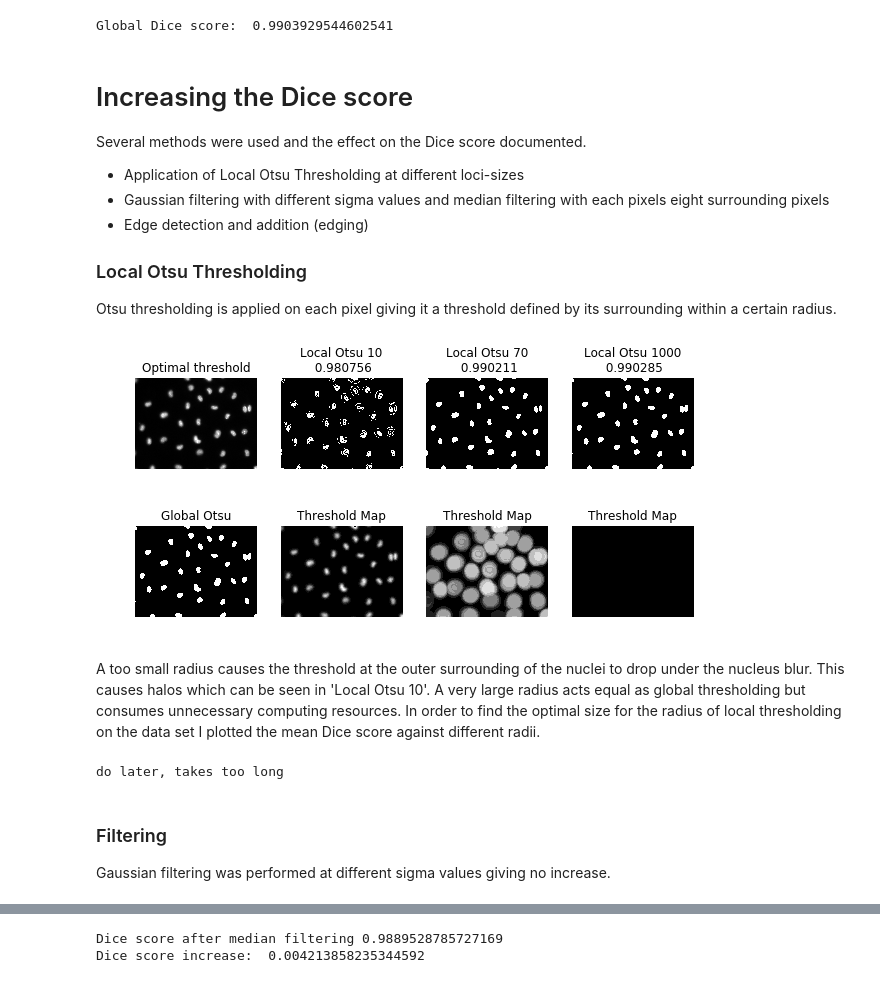
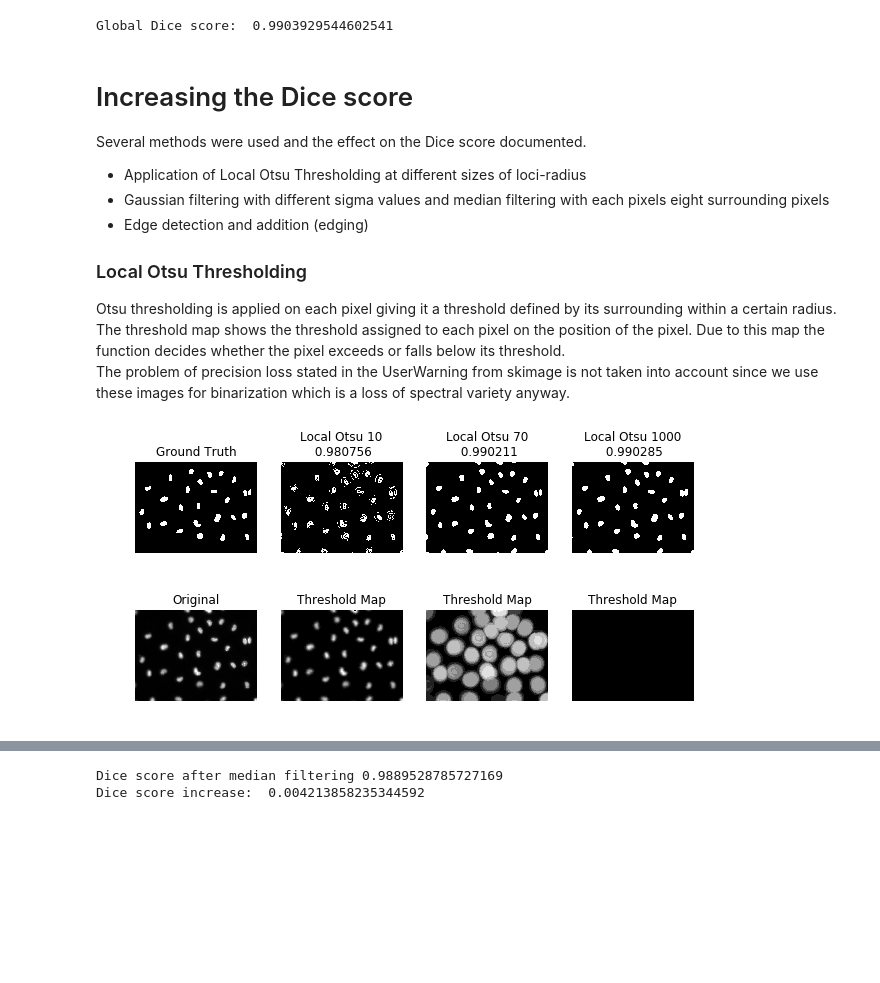
Before and after one commit to datascience-mobi/project-03-group-03, a Jupyter notebook: otsu_report.ipynb, the cells around one changed output, grey strips where cells are left out. Cells and saved outputs as stored; diff of their text form; code cells hidden in the pictures; blank space fills up the shorter version.

```diff
--- a/otsu_report.ipynb
+++ b/otsu_report.ipynb
@@ -168,55 +188,44 @@ Global Dice score:  0.9903929544602541
 # %% [markdown]
 # Increasing the Dice score
 Several methods were used and the effect on the Dice score documented.
-* Application of Local Otsu Thresholding at different loci-sizes
+* Application of Local Otsu Thresholding at different sizes of loci-radius
 * Gaussian filtering with different sigma values and median filtering with each pixels eight surrounding pixels
 * Edge detection and addition (edging)
 
 ### Local Otsu Thresholding
 Otsu thresholding is applied on each pixel giving it a threshold defined by its surrounding within a certain radius.
+The threshold map shows the threshold assigned to each pixel on the position of the pixel. Due to this map the function
+decides whether the pixel exceeds or falls below its threshold.
+The problem of precision loss stated in the UserWarning from skimage is not taken into account since we use these images
+for binarization which is a loss of spectral variety anyway.
 # %%
 import enhance as enh
 
 figure_local, axes = plt.subplots(2, 4, figsize=(10, 5))
 radius_list = [10, 70, 1000]
 
-axes[1][0].imshow(binary_otsu, cmap=plt.cm.gray)
-axes[1][0].set_title('Global Otsu')
+axes[1][0].imshow(original_image, cmap=plt.cm.gray)
+axes[1][0].set_title('Original')
 axes[1][0].axis('off')
 
-axes[0][0].imshow(original_image, cmap=plt.cm.gray)
-axes[0][0].set_title('Optimal threshold')
+axes[0][0].imshow(binary_control, cmap=plt.cm.gray)
+axes[0][0].set_title('Ground Truth')
 axes[0][0].axis('off')
 
 for dx, radius in enumerate(radius_list, 1):
     local_otsu, otsu_mask = enh.local_otsu(original_image, radius)
     match_local = dic.creation_of_match_array(local_otsu, binary_control)
     dice_score_local = dic.dice_score(local_otsu, binary_control)
     score_increase = dice_score_local - dice_score_global
 
     axes[0][dx].imshow(local_otsu, cmap=plt.cm.gray)
     axes[0][dx].set_title(f'Local Otsu {radius}\n {round(dice_score_local, 6)}')
     axes[0][dx].axis('off')
 
     axes[1][dx].imshow(otsu_mask, cmap=plt.cm.gray)
     axes[1][dx].set_title('Threshold Map')
     axes[1][dx].axis('off')
 
 plt.show()
 # %% [output]
-[figure, old version]
+[figure, new version]
-# %% [markdown]
-A too small radius causes the threshold at the outer surrounding of the nuclei to drop under the nucleus blur. This
-causes halos which can be seen in 'Local Otsu 10'. A very large radius acts equal as global thresholding but consumes
-unnecessary computing resources.
-In order to find the optimal size for the radius of local thresholding on the data set I plotted the mean Dice score
-against different radii.
-# %%
-import improvements as imp
-print('do later, takes too long')
-# imp.optimal_local_otsu()
-# %% [output]
-do later, takes too long
-# %% [markdown]
-### Filtering
-Gaussian filtering was performed at different sigma values giving no increase.
```
Also changed, not shown: parts of 24 cells of this notebook, 3 other files.
